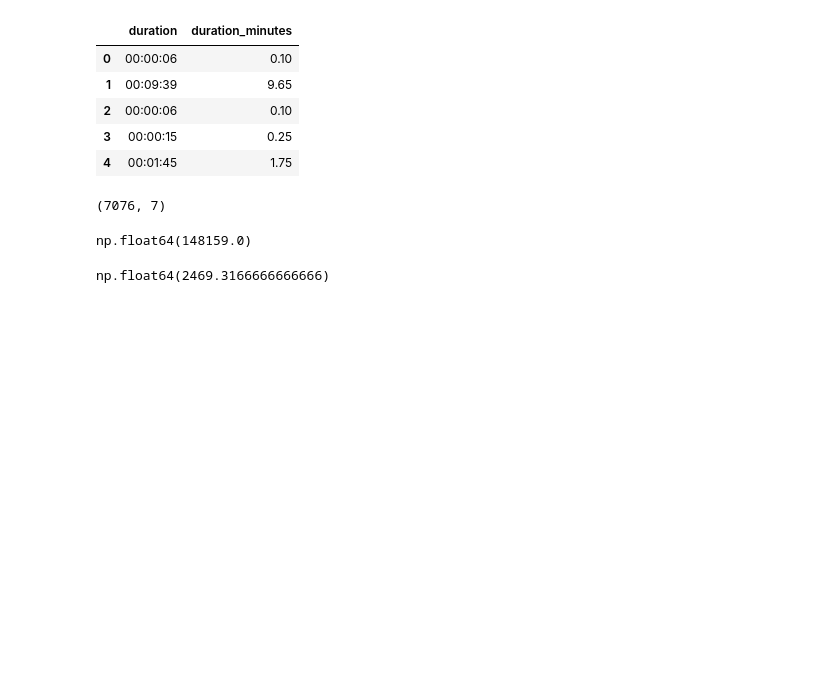
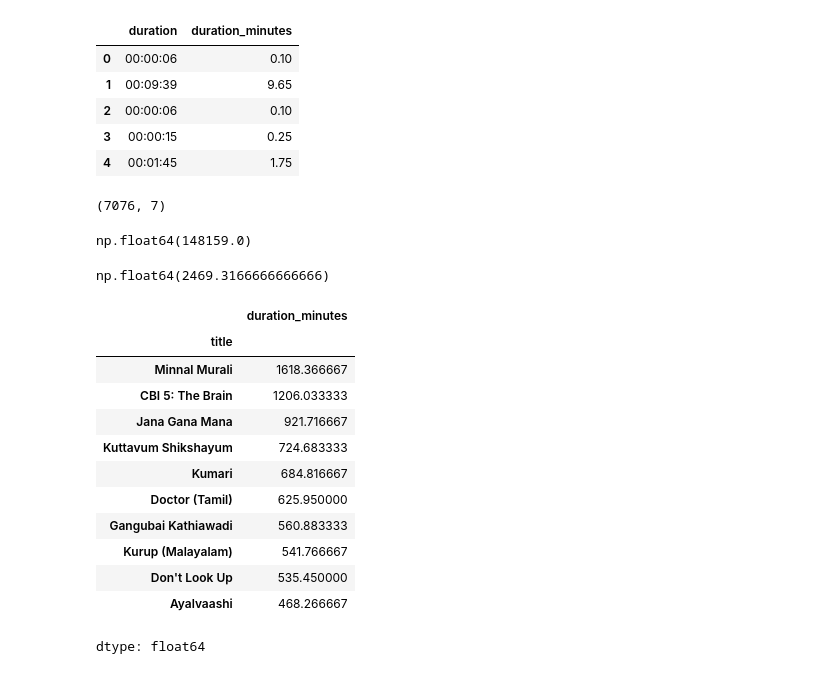
Before and after one commit to Vaishnavi-Parashar/subscription-trap-analysis, a Jupyter notebook: subscription_trap_analysis.ipynb, the cells around one changed output. Cells and saved outputs as stored; diff of their text form; code cells hidden in the pictures; blank space fills up the shorter version.

```diff
--- a/subscription_trap_analysis.ipynb
+++ b/subscription_trap_analysis.ipynb
@@ -81,3 +81,25 @@ total_hours=total_minutes/60
 total_hours
 # %% [output]
 np.float64(2469.3166666666666)
+# %%
+top_title =(
+    df_useful.groupby('title')['duration_minutes']
+    .sum()
+    .sort_values(ascending=False)
+    .head(10)
+)
+top_title
+# %% [output]
+|  | duration_minutes |
+| title |  |
+| Minnal Murali | 1618.366667 |
+| CBI 5: The Brain | 1206.033333 |
+| Jana Gana Mana | 921.716667 |
+| Kuttavum Shikshayum | 724.683333 |
+| Kumari | 684.816667 |
+| Doctor (Tamil) | 625.950000 |
+| Gangubai Kathiawadi | 560.883333 |
+| Kurup (Malayalam) | 541.766667 |
+| Don't Look Up | 535.450000 |
+| Ayalvaashi | 468.266667 |
+dtype: float64
```
Also changed, not shown: parts of 1 cell of this notebook.
